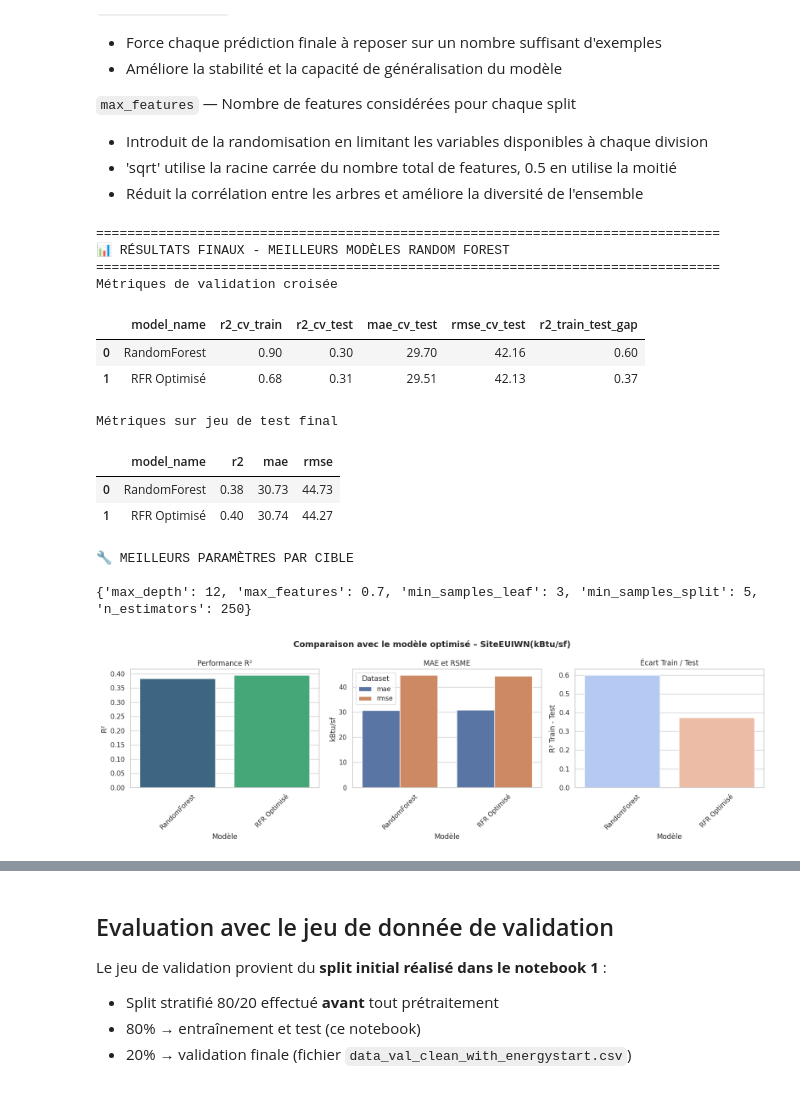
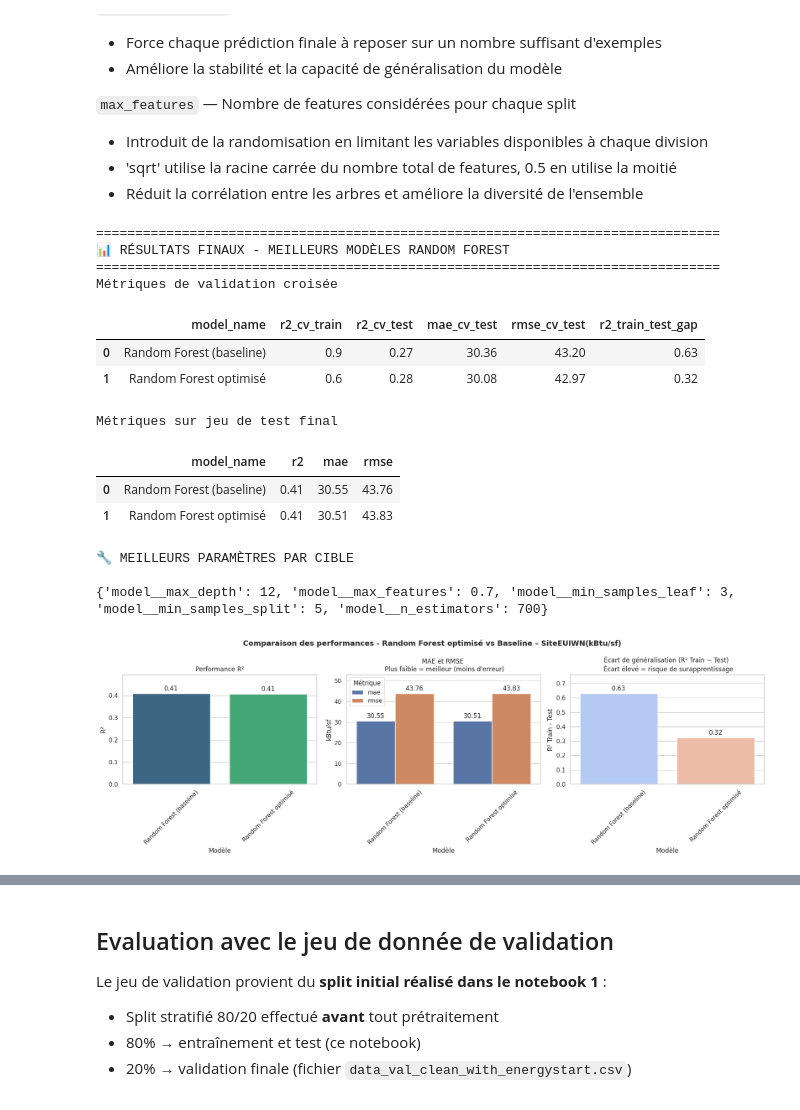
Before and after one commit to RaphaelRIVIERE/Projet-3-Anticipez-les-besoins-en-consommations-de-b-timents, a Jupyter notebook: notebook_2_energie.ipynb, the cells around one changed output, grey strips where cells are left out. Cells and saved outputs as stored; diff of their text form; code cells hidden in the pictures.

```diff
--- a/notebook_2_energie.ipynb
+++ b/notebook_2_energie.ipynb
@@ -509,7 +507,7 @@ def display_results_models(results_list: List[dict], columns_to_show : List[str]
 def plot_model_comparison(results_all_models, suptitle):
     df_models = pd.DataFrame(results_all_models)
 
-    fig, axes = plt.subplots(1, 3, figsize=(16, 5))
+    fig, axes = plt.subplots(1, 3, figsize=(18, 6))
     fig.suptitle(
         suptitle,
         fontsize=14,
@@ -535,7 +533,7 @@ def plot_model_comparison(results_all_models, suptitle):
         metrics=["mae", "rmse"],
         value_name="kBtu/sf",
         ax=axes[1],
-        title="MAE et RSME",
+        title="MAE et RMSE \n Plus faible = meilleur (moins d'erreur)",
         xlabel="Modèle"
     )
 
@@ -546,7 +544,7 @@ def plot_model_comparison(results_all_models, suptitle):
         y="r2_train_test_gap",
         ax=axes[2],
         ylabel="R² Train - Test",
-        title="Écart Train / Test",
+        title="Écart de généralisation (R² Train − Test) \n Écart élevé = risque de surapprentissage",
         palette="coolwarm",
         xlabel="Modèle"
     )
@@ -624,8 +624,12 @@ def gridsearch_random_forest(X_train, y_train, kfold, param_grid):
     dict avec structure standardisée + best_params et best_model
     """
     start = time.time()
+    pipe = Pipeline([
+        ('preprocessor', preprocessor),   # votre ColumnTransformer existant
+        ('model', RandomForestRegressor(random_state=RANDOM_STATE))
+    ])
     grid_rf = GridSearchCV(
-        estimator=RandomForestRegressor(random_state=RANDOM_STATE),
+        estimator=pipe,
         param_grid=param_grid,
         cv=kfold,
         scoring= {
@@ -664,62 +668,65 @@ def gridsearch_random_forest(X_train, y_train, kfold, param_grid):
     }
 # %%
 param_grid_rf = {
-    'n_estimators': [150, 200, 250],
-    'max_depth': [10, 12, 18, 25],
-    'min_samples_split': [5, 10, 15],
-    'min_samples_leaf': [3, 5, 8],
-    'max_features': ['sqrt', 0.5, 0.7]
+    'model__n_estimators': [200, 500, 700],
+    'model__max_depth': [10, 12, 18, 25],
+    'model__min_samples_split': [5, 10, 15],
+    'model__min_samples_leaf': [3, 5, 8],
+    'model__max_features': ['sqrt', 0.5, 0.7]
 }
 
 
 results_gridsearch = gridsearch_random_forest(
-    X_train_preprocessed,
+    X_train,
     y_train,
     kfold,
     param_grid_rf
 )
 
-results_val_best_model = evaluate_model_validation(results_gridsearch['best_model'], X_test_preprocessed, y_test, feature_names)
+results_val_best_model = evaluate_model_validation(results_gridsearch['best_model'], X_test, y_test, feature_names)
 # %%
 results_best_model = {
-    'model_name': "RFR Optimisé",
+    'model_name': "Random Forest optimisé",
     **results_val_best_model,
     **results_gridsearch
 }
 
-rf_avant = next(
+rf_baseline = next(
     r for r in results_all_models
     if r["model_name"] == "RandomForest"
-)
+).copy()
+
+rf_baseline["model_name"] = "Random Forest (baseline)"
+
 
 print("\n" + "="*80)
 print("📊 RÉSULTATS FINAUX - MEILLEURS MODÈLES RANDOM FOREST")
 print("="*80)
 
 print("Métriques de validation croisée")
-display_results_models([rf_avant, results_best_model], ['model_name', 'r2_cv_train', 'r2_cv_test', 'mae_cv_test', 'rmse_cv_test', 'r2_train_test_gap'])
+display_results_models([rf_baseline, results_best_model], ['model_name', 'r2_cv_train', 'r2_cv_test', 'mae_cv_test', 'rmse_cv_test', 'r2_train_test_gap'])
 print("Métriques sur jeu de test final")
-display_results_models([rf_avant, results_best_model], ['model_name', 'r2', 'mae', 'rmse'])
+display_results_models([rf_baseline, results_best_model], ['model_name', 'r2', 'mae', 'rmse'])
 print("\n🔧 MEILLEURS PARAMÈTRES PAR CIBLE\n")
 print(results_best_model['best_params'])
 
-plot_model_comparison([rf_avant, results_best_model], f"Comparaison avec le modèle optimisé – {TARGET_ENERGY}")
+plot_model_comparison([rf_baseline, results_best_model], f"Comparaison des performances - Random Forest optimisé vs Baseline – {TARGET_ENERGY}")
 # %% [output]
 ================================================================================
 📊 RÉSULTATS FINAUX - MEILLEURS MODÈLES RANDOM FOREST
 ================================================================================
 Métriques de validation croisée
 |  | model_name | r2_cv_train | r2_cv_test | mae_cv_test | rmse_cv_test | r2_train_test_gap |
-| 0 | RandomForest | 0.90 | 0.30 | 29.70 | 42.16 | 0.60 |
-| 1 | RFR Optimisé | 0.68 | 0.31 | 29.51 | 42.13 | 0.37 |
+| 0 | Random Forest (baseline) | 0.9 | 0.27 | 30.36 | 43.20 | 0.63 |
+| 1 | Random Forest optimisé | 0.6 | 0.28 | 30.08 | 42.97 | 0.32 |
 Métriques sur jeu de test final
 |  | model_name | r2 | mae | rmse |
-| 0 | RandomForest | 0.38 | 30.73 | 44.73 |
-| 1 | RFR Optimisé | 0.40 | 30.74 | 44.27 |
+| 0 | Random Forest (baseline) | 0.41 | 30.55 | 43.76 |
+| 1 | Random Forest optimisé | 0.41 | 30.51 | 43.83 |
 🔧 MEILLEURS PARAMÈTRES PAR CIBLE
 
-{'max_depth': 12, 'max_features': 0.7, 'min_samples_leaf': 3, 'min_samples_split': 5, 'n_estimators': 250}
+{'model__max_depth': 12, 'model__max_features': 0.7, 'model__min_samples_leaf': 3, 'model__min_samples_split': 5, 'model__n_estimators': 700}
-[figure, old version]
+[figure, new version]
 # %% [markdown]
 **Observations**
 
```
Also changed, not shown: parts of 21 cells of this notebook, 2 other files.
